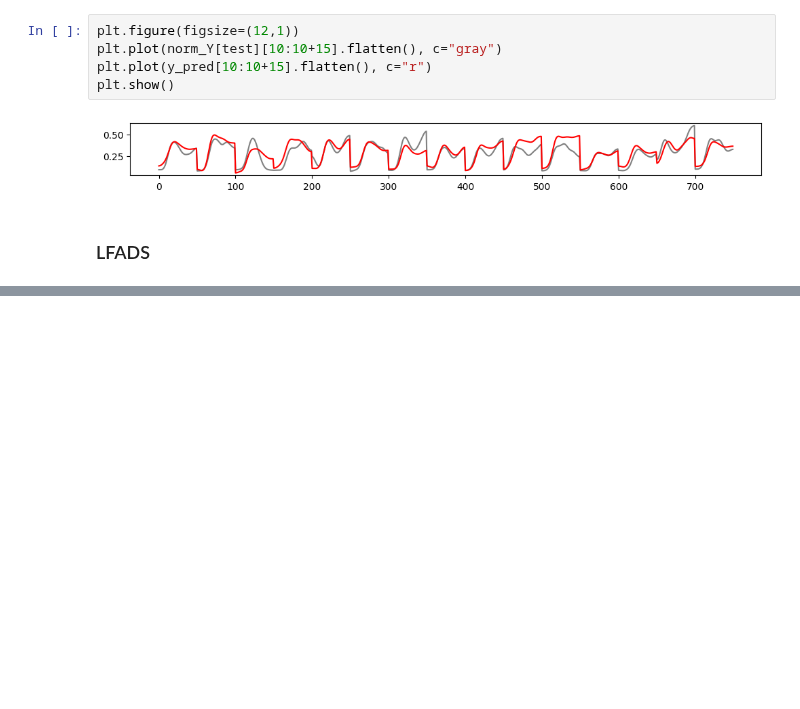
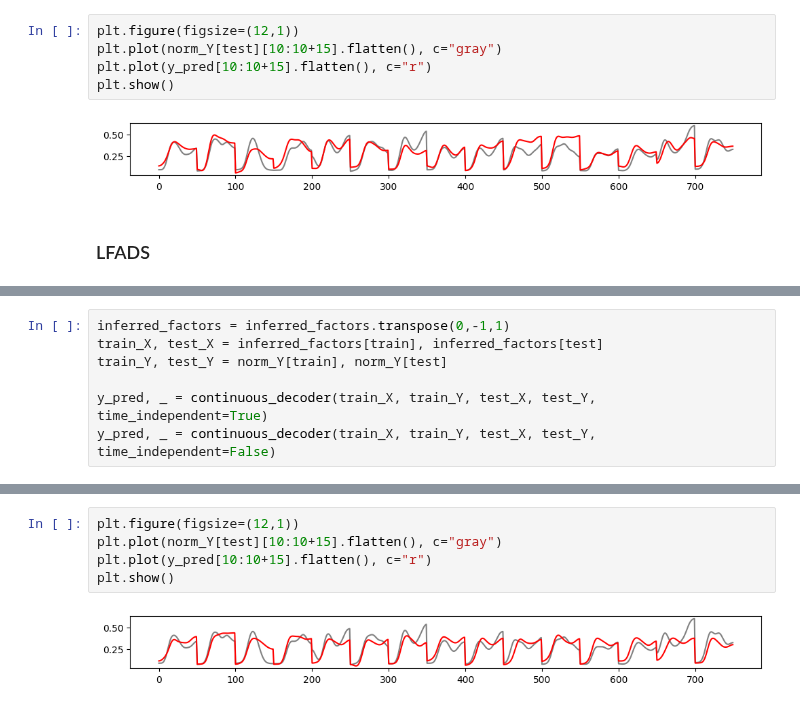
Before and after one commit to yzhang511/neural_decoding, a Jupyter notebook: notebooks/ibl_neural_latent_benchmark.ipynb, the cells around one changed output, grey strips where cells are left out. Cells and saved outputs as stored; diff of their text form; blank space fills up the shorter version.

```diff
--- a/notebooks/ibl_neural_latent_benchmark.ipynb
+++ b/notebooks/ibl_neural_latent_benchmark.ipynb
@@ -462,0 +589,7 @@ plt.show()
+# %%
+inferred_factors = inferred_factors.transpose(0,-1,1)
+train_X, test_X = inferred_factors[train], inferred_factors[test]
+train_Y, test_Y = norm_Y[train], norm_Y[test]
+
+y_pred, _ = continuous_decoder(train_X, train_Y, test_X, test_Y, time_independent=True)
+y_pred, _ = continuous_decoder(train_X, train_Y, test_X, test_Y, time_independent=False)
@@ -462,0 +610,7 @@ plt.show()
+# %%
+plt.figure(figsize=(12,1))
+plt.plot(norm_Y[test][10:10+15].flatten(), c="gray")
+plt.plot(y_pred[10:10+15].flatten(), c="r")
+plt.show()
+# %% [output]
+[figure, added]
```
Also changed, not shown: parts of 15 cells of this notebook.
